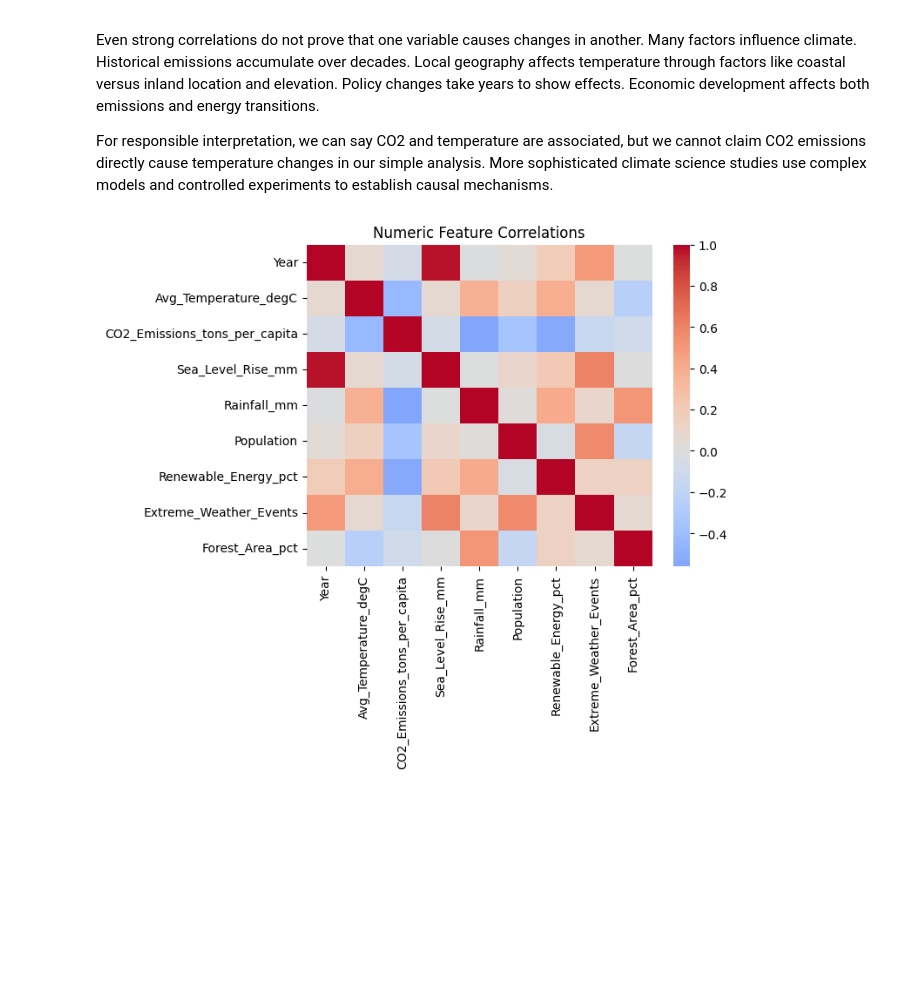
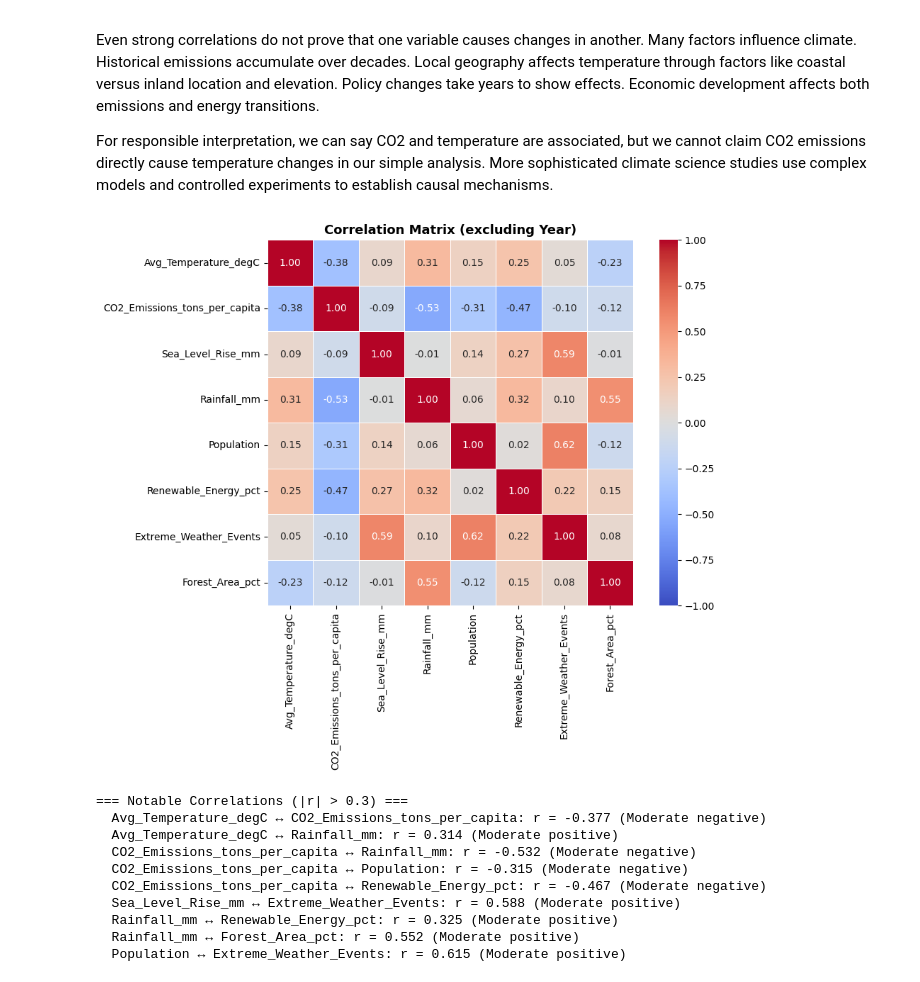
Before and after one commit to sergionzeutcho-rgb/global_env_trend, a Jupyter notebook: jupyter_notebooks/02_eda_descriptive_stats.ipynb, the cells around one changed output. Cells and saved outputs as stored; diff of their text form; code cells hidden in the pictures; blank space fills up the shorter version.

```diff
--- a/jupyter_notebooks/02_eda_descriptive_stats.ipynb
+++ b/jupyter_notebooks/02_eda_descriptive_stats.ipynb
@@ -126,0 +150,17 @@ Computes descriptive statistics for numeric and categorical columns to establish
+# %%
+# Box plots of key metrics by country
+key_metrics = ["Avg_Temperature_degC", "CO2_Emissions_tons_per_capita",
+               "Renewable_Energy_pct", "Extreme_Weather_Events"]
+
+fig, axes = plt.subplots(2, 2, figsize=(16, 10))
+axes = axes.flatten()
+
+for i, col in enumerate(key_metrics):
+    if col in df.columns:
+        df.boxplot(column=col, by="Country", ax=axes[i], rot=90, grid=False)
+        axes[i].set_title(col.replace("_", " "), fontsize=10)
+        axes[i].set_xlabel("")
+
+plt.suptitle("Key Metrics by Country", fontsize=14, fontweight="bold")
+plt.tight_layout()
+plt.show()
@@ -162,9 +221,36 @@ Even strong correlations do not prove that one variable causes changes in anothe
 
 For responsible interpretation, we can say CO2 and temperature are associated, but we cannot claim CO2 emissions directly cause temperature changes in our simple analysis. More sophisticated climate science studies use complex models and controlled experiments to establish causal mechanisms.
 # %%
-corr = df.select_dtypes(include="number").corr()
-sns.heatmap(corr, cmap="coolwarm", center=0)
-plt.title("Numeric Feature Correlations")
+# Correlation heatmap (exclude Year to avoid spurious correlations with trending variables)
+numeric_for_corr = [c for c in df.select_dtypes(include="number").columns if c != "Year"]
+corr = df[numeric_for_corr].corr()
+
+fig, ax = plt.subplots(figsize=(10, 8))
+sns.heatmap(corr, annot=True, fmt=".2f", cmap="coolwarm", center=0,
+            square=True, linewidths=0.5, ax=ax,
+            vmin=-1, vmax=1)
+ax.set_title("Correlation Matrix (excluding Year)", fontsize=13, fontweight="bold")
+plt.tight_layout()
 plt.show()
+
+# Highlight strong correlations
+print("=== Notable Correlations (|r| > 0.3) ===")
+for i in range(len(corr.columns)):
+    for j in range(i+1, len(corr.columns)):
+        r = corr.iloc[i, j]
+        if abs(r) > 0.3:
+            strength = "Strong" if abs(r) > 0.7 else "Moderate"
+            direction = "positive" if r > 0 else "negative"
+            print(f"  {corr.columns[i]} ↔ {corr.columns[j]}: r = {r:.3f} ({strength} {direction})")
 # %% [output]
-[figure, old version]
+[figure, new version]
+=== Notable Correlations (|r| > 0.3) ===
+  Avg_Temperature_degC ↔ CO2_Emissions_tons_per_capita: r = -0.377 (Moderate negative)
+  Avg_Temperature_degC ↔ Rainfall_mm: r = 0.314 (Moderate positive)
+  CO2_Emissions_tons_per_capita ↔ Rainfall_mm: r = -0.532 (Moderate negative)
+  CO2_Emissions_tons_per_capita ↔ Population: r = -0.315 (Moderate negative)
+  CO2_Emissions_tons_per_capita ↔ Renewable_Energy_pct: r = -0.467 (Moderate negative)
+  Sea_Level_Rise_mm ↔ Extreme_Weather_Events: r = 0.588 (Moderate positive)
+  Rainfall_mm ↔ Renewable_Energy_pct: r = 0.325 (Moderate positive)
+  Rainfall_mm ↔ Forest_Area_pct: r = 0.552 (Moderate positive)
+  Population ↔ Extreme_Weather_Events: r = 0.615 (Moderate positive)
```
Also changed, not shown: parts of 9 cells of this notebook, 9 other files.
